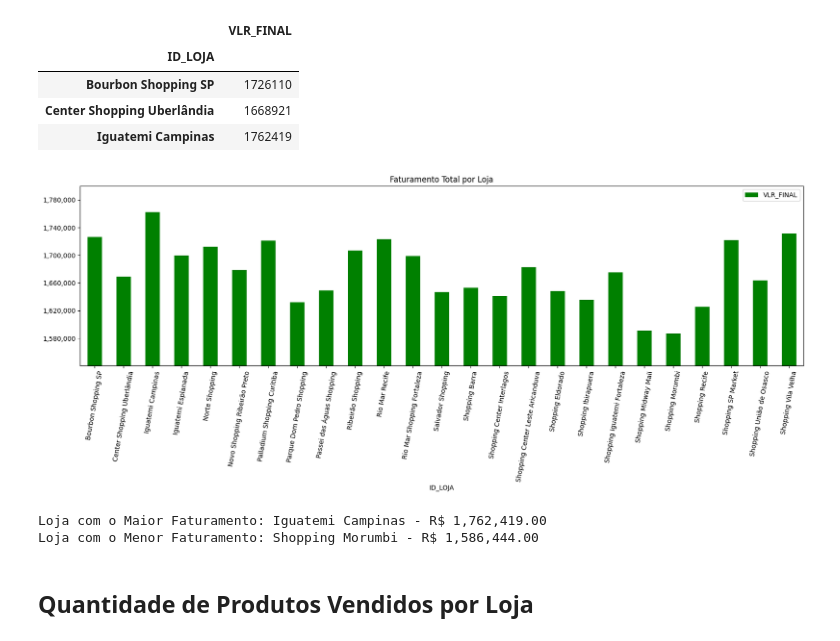
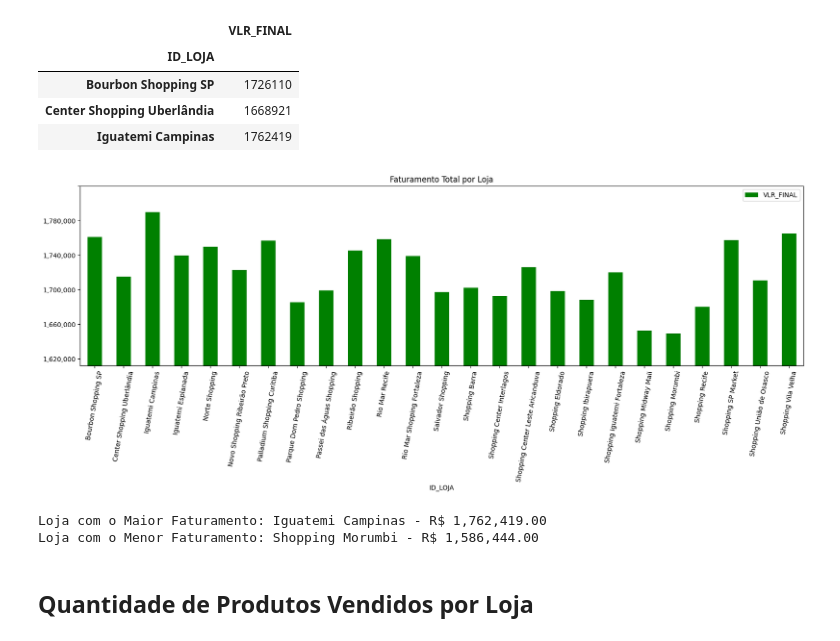
Before and after one commit to ro77en/data-science-challenges, a Jupyter notebook: Desafio 1/main.ipynb, the cells around one changed output. Cells and saved outputs as stored; diff of their text form; code cells hidden in the pictures.

Commit message:
Função para gerar os gráficos

```diff
--- a/Desafio 1/main.ipynb
+++ b/Desafio 1/main.ipynb
@@ -75,29 +75,45 @@ faturamento_lojas.head(3)
 | Bourbon Shopping SP | 1726110 |
 | Center Shopping Uberlândia | 1668921 |
 | Iguatemi Campinas | 1762419 |
+# %%
+def gerar_grafico(dataframe, y_labels, y_lim, title, color='tab:blue', figsize=(20,5)):
+    """
+    Função para configurar a geração dos gráficos
+
+    Parameters:
+    dataframe: Object DataFrame armazenando o dataframe que baseará o gráfico
+    y_labels: lista com rótulos para os valores do eixo y
+    y_lim: tupla com valor mínimo e máximo do eixo y
+    title: string armazenando o título do gráfico
+    color: string que definirá a cor das barras
+    figsize: tupla com o tamanho da área que o gráfico será plotado
+    """
+    warnings.filterwarnings('ignore', category=UserWarning)
+
+    fig, ax = plt.subplots(figsize=figsize)
+    dataframe.plot.bar(rot=80, title=title, ax=ax, color=color)
+    ax.set_ylim(y_lim)
+    ax.set_yticklabels([f'{val:,.0f}' for val in y_labels])
 # %%
-fig, ax = plt.subplots(figsize=(20,5))
-faturamento_lojas.plot.bar(rot=80, title='Faturamento Total por Loja', ax=ax, color='green')
 y_labels = [1580000, 1620000, 1660000, 1700000, 1740000, 1780000]
-ax.set_ylim(1540000, 1800000)
-ax.set_yticks(y_labels)
-ax.set_yticklabels([f'{val:,.0f}' for val in y_labels])
+gerar_grafico(faturamento_lojas, y_labels, (1540000, 1800000), 'Faturamento Total por Loja', 'green')
 plt.savefig('faturamento_lojas.png', bbox_inches='tight', pad_inches=0.3)
 plt.show()
+plt.close()
 
 # Maior e Menor faturamento
 graf_faturamento_lojas = faturamento_lojas.reset_index()
 indice = graf_faturamento_lojas['VLR_FINAL'].idxmax()
 id_maior_fat = graf_faturamento_lojas.at[indice, 'ID_LOJA']
 maior_fat = max(graf_faturamento_lojas['VLR_FINAL'])
 print(f'Loja com o Maior Faturamento: {id_maior_fat} - R$ {maior_fat:,.2f}')
 
 indice = graf_faturamento_lojas['VLR_FINAL'].idxmin()
 id_menor_fat = graf_faturamento_lojas.at[indice, 'ID_LOJA']
 menor_fat = min(graf_faturamento_lojas['VLR_FINAL'])
 print(f'Loja com o Menor Faturamento: {id_menor_fat} - R$ {menor_fat:,.2f}')
 # %% [output]
-[figure, old version]
+[figure, new version]
 Loja com o Maior Faturamento: Iguatemi Campinas - R$ 1,762,419.00
 Loja com o Menor Faturamento: Shopping Morumbi - R$ 1,586,444.00
 # %% [markdown]
```
Also changed, not shown: parts of 5 cells of this notebook, 53 other files.
